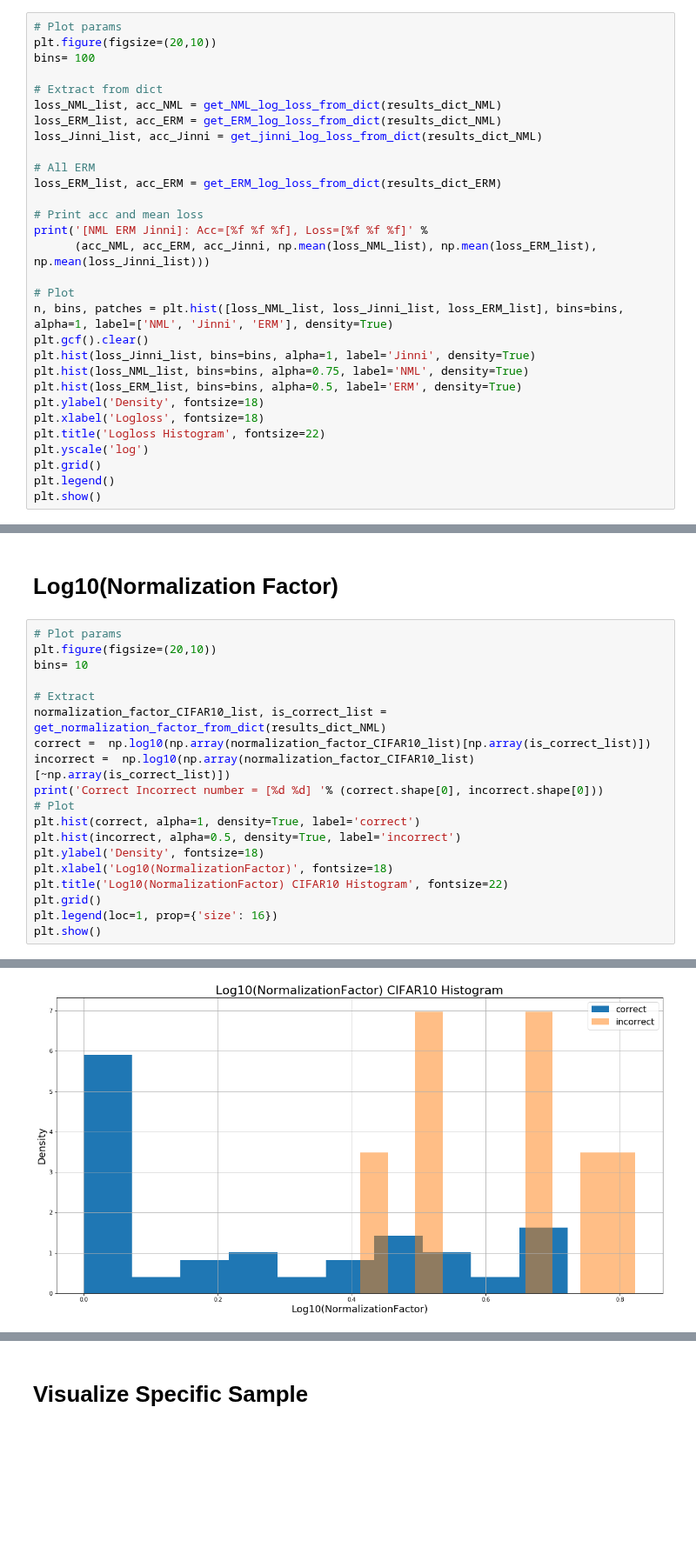
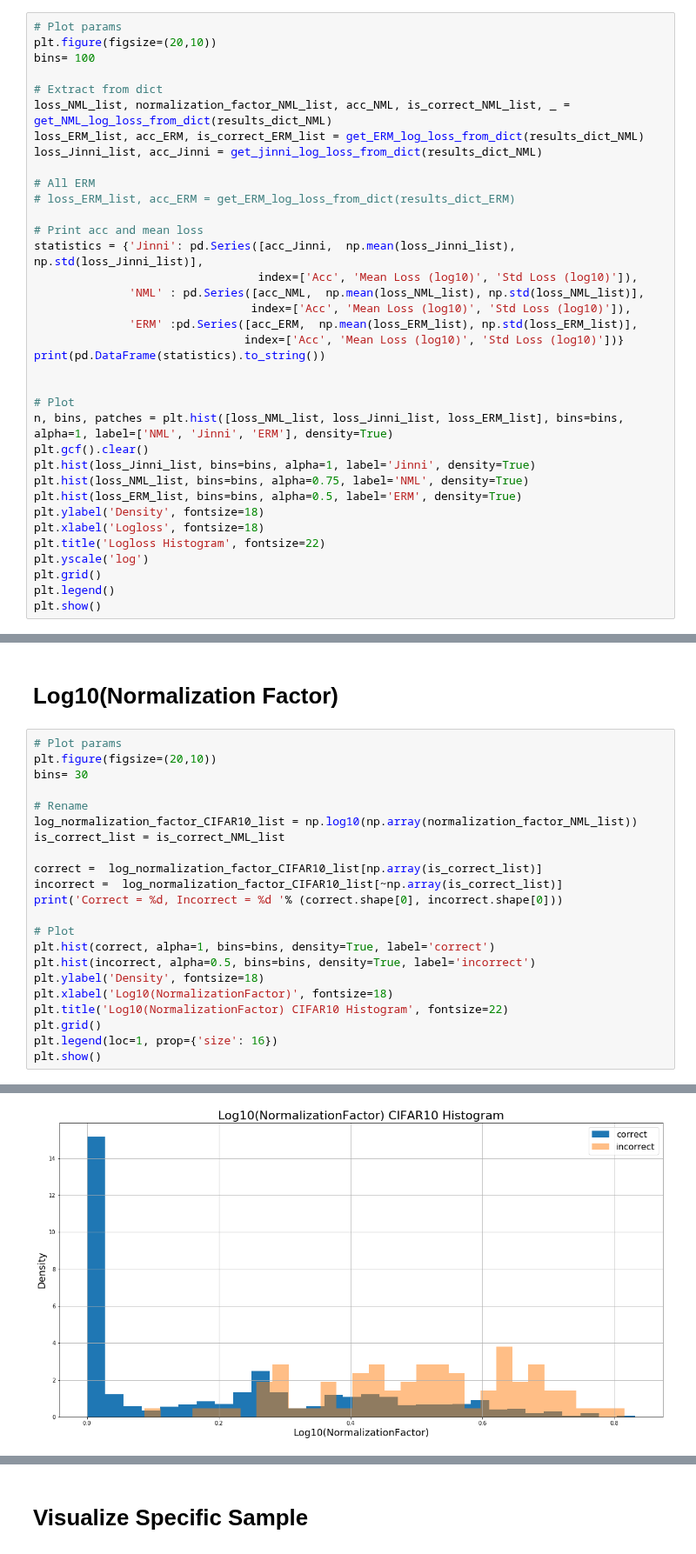
Before and after one commit to kobybibas/deep_pnml_experiments, a Jupyter notebook: src/analyze_results.ipynb, the cells around one changed output, grey strips where cells are left out. Shown at 87% size. Cells and saved outputs as stored; diff of their text form; blank space fills up the shorter version.

```diff
--- a/src/analyze_results.ipynb
+++ b/src/analyze_results.ipynb
@@ -86,16 +168,22 @@ plt.figure(figsize=(20,10))
 bins= 100
 
 # Extract from dict
-loss_NML_list, acc_NML = get_NML_log_loss_from_dict(results_dict_NML)
-loss_ERM_list, acc_ERM = get_ERM_log_loss_from_dict(results_dict_NML)
+loss_NML_list, normalization_factor_NML_list, acc_NML, is_correct_NML_list, _ = get_NML_log_loss_from_dict(results_dict_NML)
+loss_ERM_list, acc_ERM, is_correct_ERM_list = get_ERM_log_loss_from_dict(results_dict_NML)
 loss_Jinni_list, acc_Jinni = get_jinni_log_loss_from_dict(results_dict_NML)
 
 # All ERM
-loss_ERM_list, acc_ERM = get_ERM_log_loss_from_dict(results_dict_ERM)
+# loss_ERM_list, acc_ERM = get_ERM_log_loss_from_dict(results_dict_ERM)
 
 # Print acc and mean loss
-print('[NML ERM Jinni]: Acc=[%f %f %f], Loss=[%f %f %f]' %
-      (acc_NML, acc_ERM, acc_Jinni, np.mean(loss_NML_list), np.mean(loss_ERM_list), np.mean(loss_Jinni_list)))
+statistics = {'Jinni': pd.Series([acc_Jinni,  np.mean(loss_Jinni_list), np.std(loss_Jinni_list)],
+                                 index=['Acc', 'Mean Loss (log10)', 'Std Loss (log10)']),
+              'NML' : pd.Series([acc_NML,  np.mean(loss_NML_list), np.std(loss_NML_list)],
+                                index=['Acc', 'Mean Loss (log10)', 'Std Loss (log10)']),
+              'ERM' :pd.Series([acc_ERM,  np.mean(loss_ERM_list), np.std(loss_ERM_list)],
+                               index=['Acc', 'Mean Loss (log10)', 'Std Loss (log10)'])}
+print(pd.DataFrame(statistics).to_string())
+
 
 # Plot
 n, bins, patches = plt.hist([loss_NML_list, loss_Jinni_list, loss_ERM_list], bins=bins, alpha=1, label=['NML', 'Jinni', 'ERM'], density=True)
@@ -118,16 +293,19 @@ plt.show()
 # %%
 # Plot params
 plt.figure(figsize=(20,10))
-bins= 10
+bins= 30
 
-# Extract
-normalization_factor_CIFAR10_list, is_correct_list = get_normalization_factor_from_dict(results_dict_NML)
-correct =  np.log10(np.array(normalization_factor_CIFAR10_list)[np.array(is_correct_list)])
-incorrect =  np.log10(np.array(normalization_factor_CIFAR10_list)[~np.array(is_correct_list)])
-print('Correct Incorrect number = [%d %d] '% (correct.shape[0], incorrect.shape[0]))
+# Rename
+log_normalization_factor_CIFAR10_list = np.log10(np.array(normalization_factor_NML_list))
+is_correct_list = is_correct_NML_list
+
+correct =  log_normalization_factor_CIFAR10_list[np.array(is_correct_list)]
+incorrect =  log_normalization_factor_CIFAR10_list[~np.array(is_correct_list)]
+print('Correct = %d, Incorrect = %d '% (correct.shape[0], incorrect.shape[0]))
+
 # Plot
-plt.hist(correct, alpha=1, density=True, label='correct')
-plt.hist(incorrect, alpha=0.5, density=True, label='incorrect')
+plt.hist(correct, alpha=1, bins=bins, density=True, label='correct')
+plt.hist(incorrect, alpha=0.5, bins=bins, density=True, label='incorrect')
 plt.ylabel('Density', fontsize=18)
 plt.xlabel('Log10(NormalizationFactor)', fontsize=18)
 plt.title('Log10(NormalizationFactor) CIFAR10 Histogram', fontsize=22)
@@ -139,4 +317,4 @@ Correct Incorrect number = [68 7]
-[figure, old version]
+[figure, new version]
 # %%
 # Plot params
 plt.figure(figsize=(20,10))
```
Also changed, not shown: parts of 23 cells of this notebook, 13 other files.
